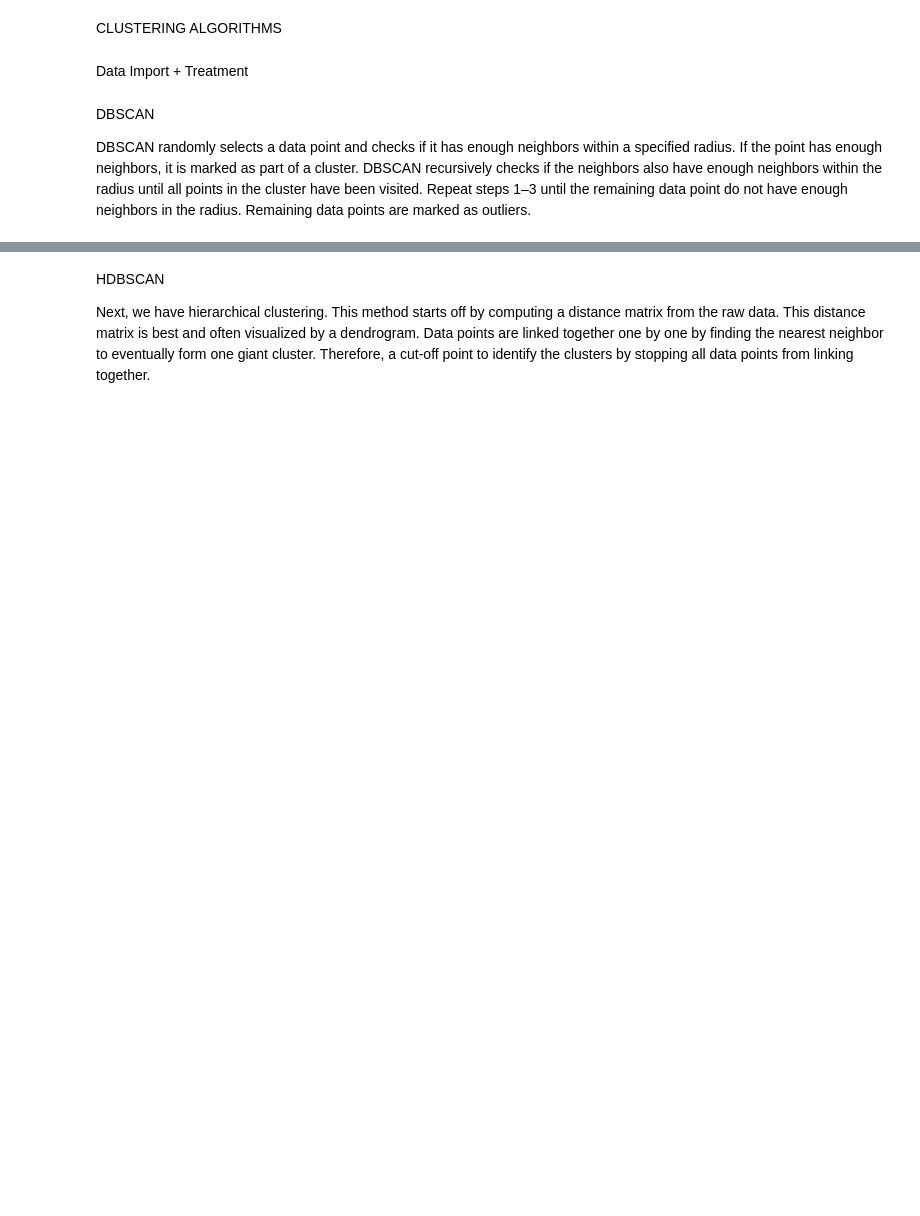
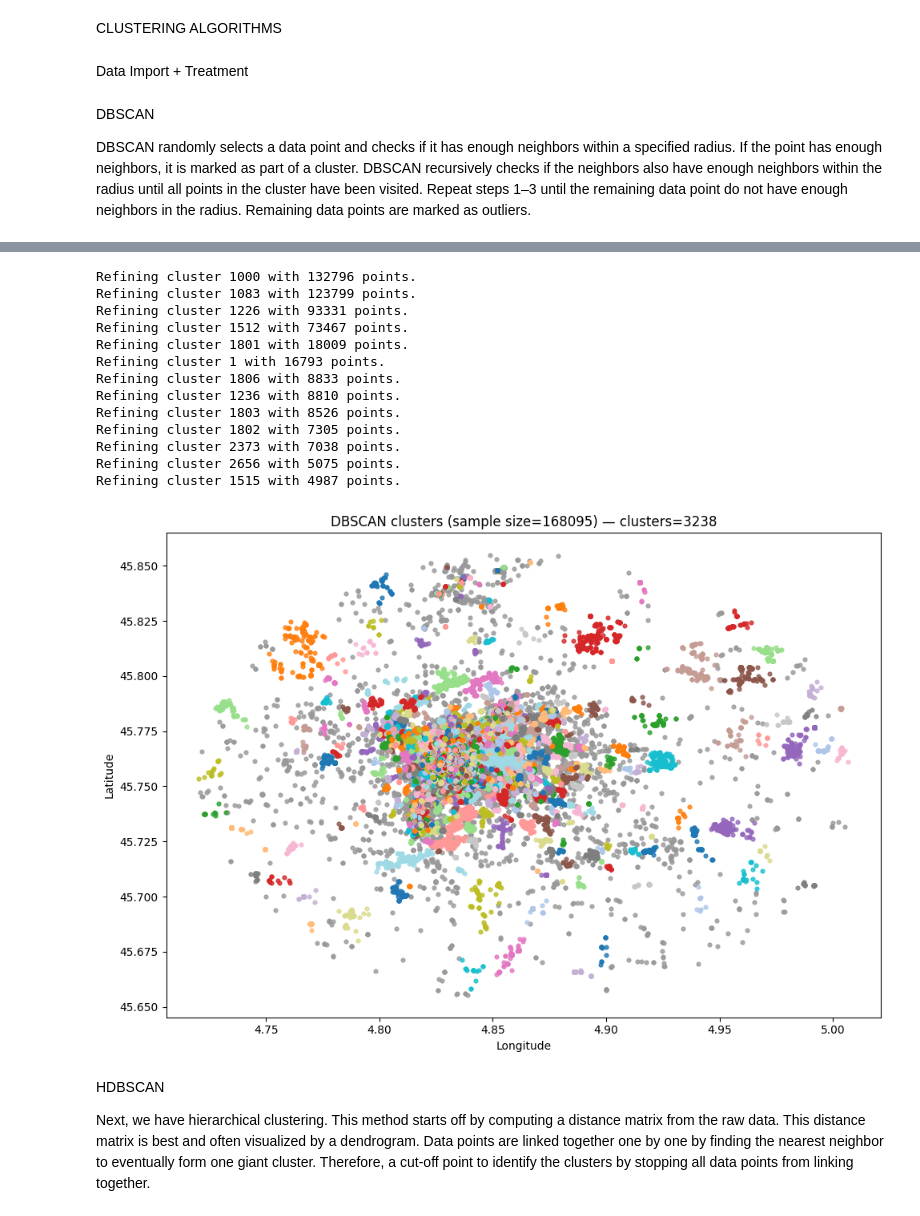
Before and after one commit to Jhouny/Flickr-Clustering, a Jupyter notebook: notebooks/clustering.ipynb, the cells around one changed output, grey strips where cells are left out. Cells and saved outputs as stored; diff of their text form; code cells hidden in the pictures; blank space fills up the shorter version.

```diff
--- a/notebooks/clustering.ipynb
+++ b/notebooks/clustering.ipynb
@@ -123,3 +188,30 @@ plot_model(dbscan_clusterer, X)
+# %%
+eps = 0.002
+
+while(count > 5000):
+    eps = eps/2
+
+    labels_dbscan, count = refine_largest_dbscan_cluster(X,
+        original_labels=labels_dbscan,
+        new_dbscan_params={'eps':eps, 'min_samples':5, 'metric':'euclidean', 'n_jobs':-1},
+        label_offset=labels_dbscan.max()+1)
+
+plot_model(dbscan_clusterer, label_list=labels_dbscan, X=X)
+# %% [output]
+Refining cluster 1000 with 132796 points.
+Refining cluster 1083 with 123799 points.
+Refining cluster 1226 with 93331 points.
+Refining cluster 1512 with 73467 points.
+Refining cluster 1801 with 18009 points.
+Refining cluster 1 with 16793 points.
+Refining cluster 1806 with 8833 points.
+Refining cluster 1236 with 8810 points.
+Refining cluster 1803 with 8526 points.
+Refining cluster 1802 with 7305 points.
+Refining cluster 2373 with 7038 points.
+Refining cluster 2656 with 5075 points.
+Refining cluster 1515 with 4987 points.
+[figure, added]
 # %% [markdown]
 HDBSCAN
 
```
Also changed, not shown: parts of 11 cells of this notebook, 2 other files.
